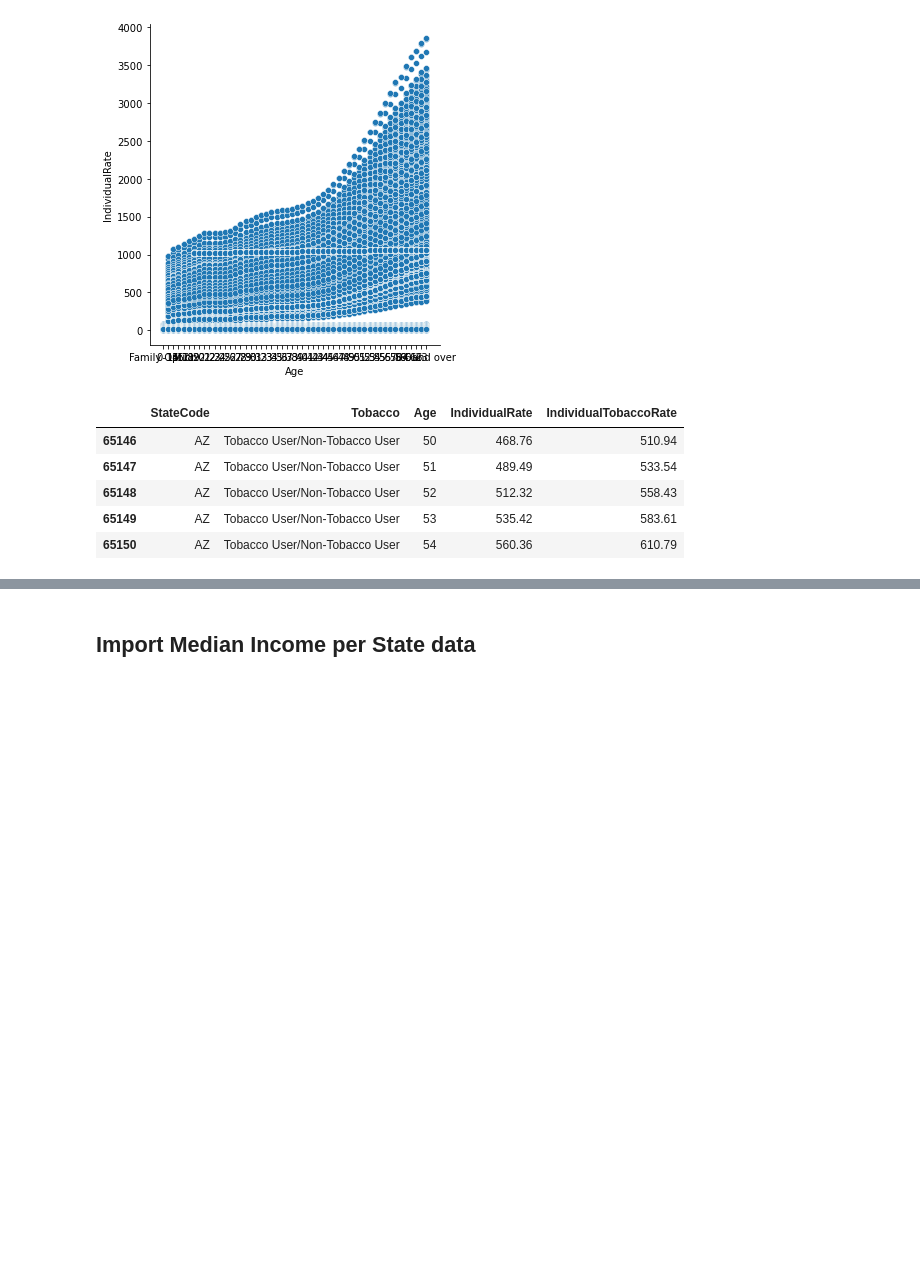
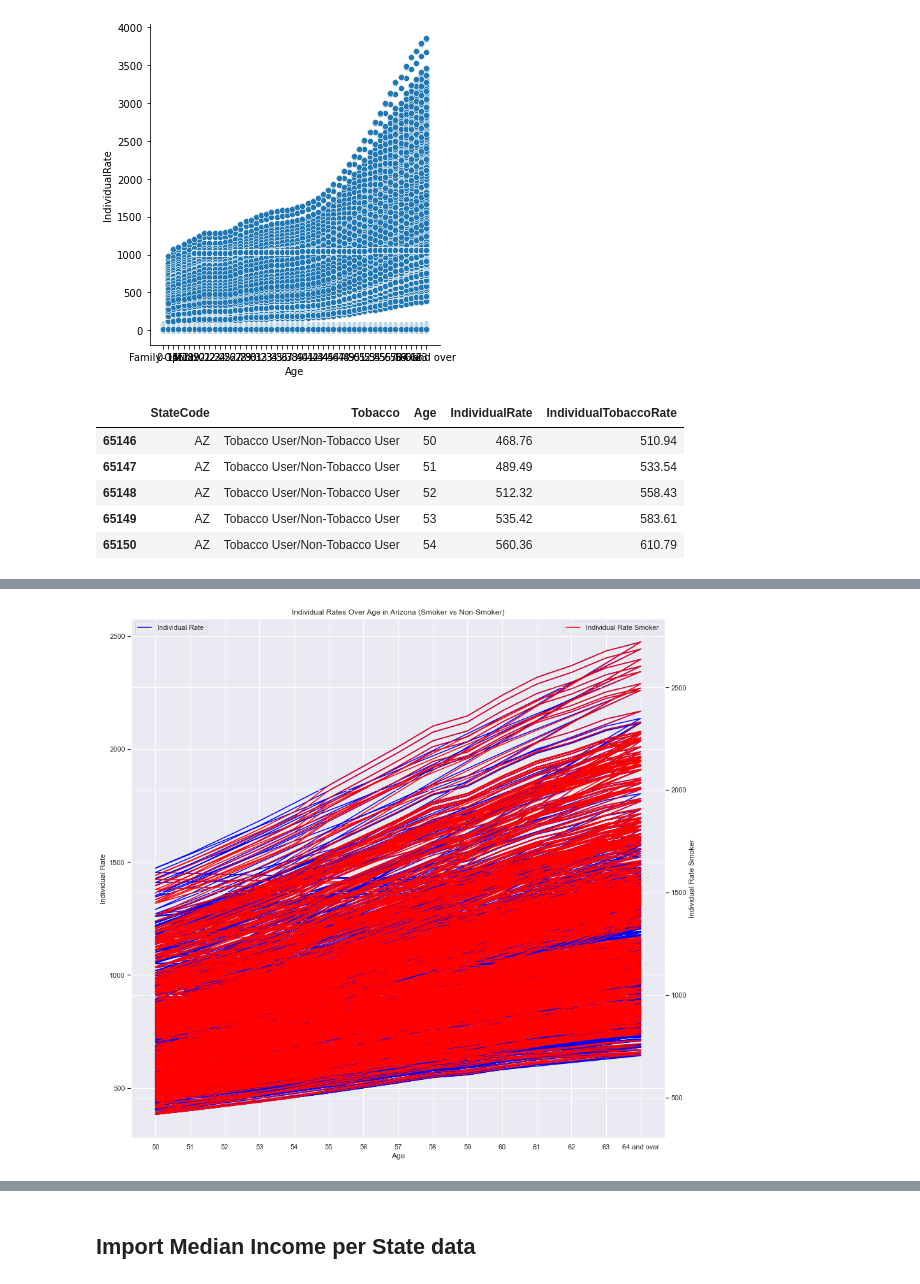
Before and after one commit to burkecate/UCDPA_Burke, a Jupyter notebook: Jupter Project.ipynb, the cells around one changed output, grey strips where cells are left out. Cells and saved outputs as stored; diff of their text form; code cells hidden in the pictures; blank space fills up the shorter version.

```diff
--- a/Jupter Project.ipynb
+++ b/Jupter Project.ipynb
@@ -381,0 +514,21 @@ Text(0, 0.5, 'State')
+# %%
+fig, ax = plt.subplots()
+ax.plot(cms_rate_data_individual_over_50_AZ_smoker["Age"], cms_rate_data_individual_over_50_AZ_smoker["IndividualRate"], color='blue', label='Individual Rate')
+ax.set_xlabel("Age")
+ax.set_ylabel("Individual Rate")
+
+ax2 = ax.twinx()
+ax2.plot(cms_rate_data_individual_over_50_AZ_smoker["Age"], cms_rate_data_individual_over_50_AZ_smoker["IndividualTobaccoRate"], color='red', label='Individual Rate Smoker')
+ax2.set_ylabel("Individual Rate Smoker")
+
+ax.legend(loc='upper left')
+ax2.legend(loc='upper right')
+
+ax.set_title("Individual Rates Over Age in Arizona (Smoker vs Non-Smoker)")
+
+ax.grid(True)
+ax2.grid(True)
+
+plt.show()
+# %% [output]
+[figure, added]
```
Also changed, not shown: parts of 89 cells of this notebook.
